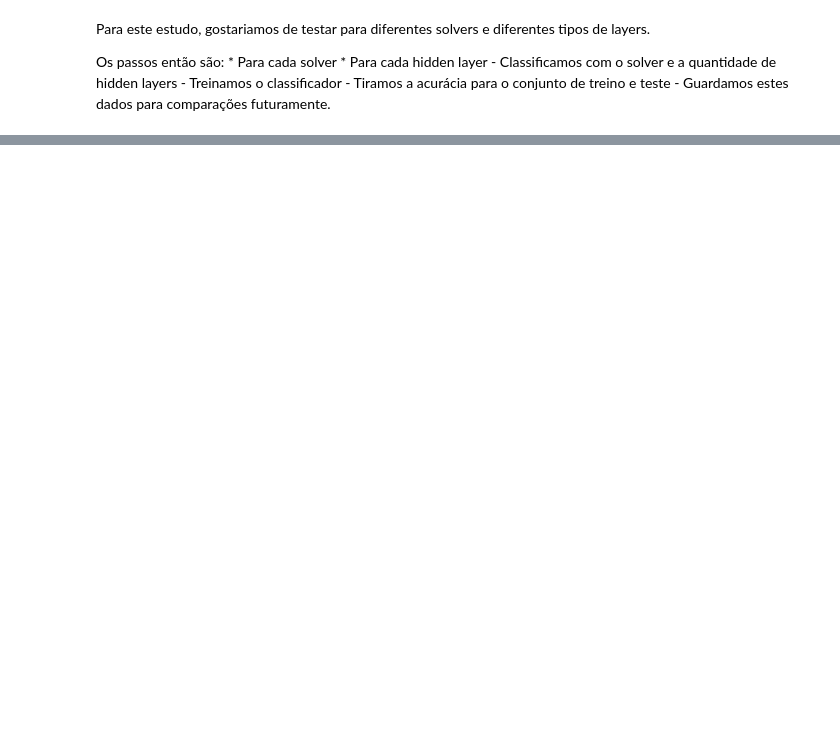
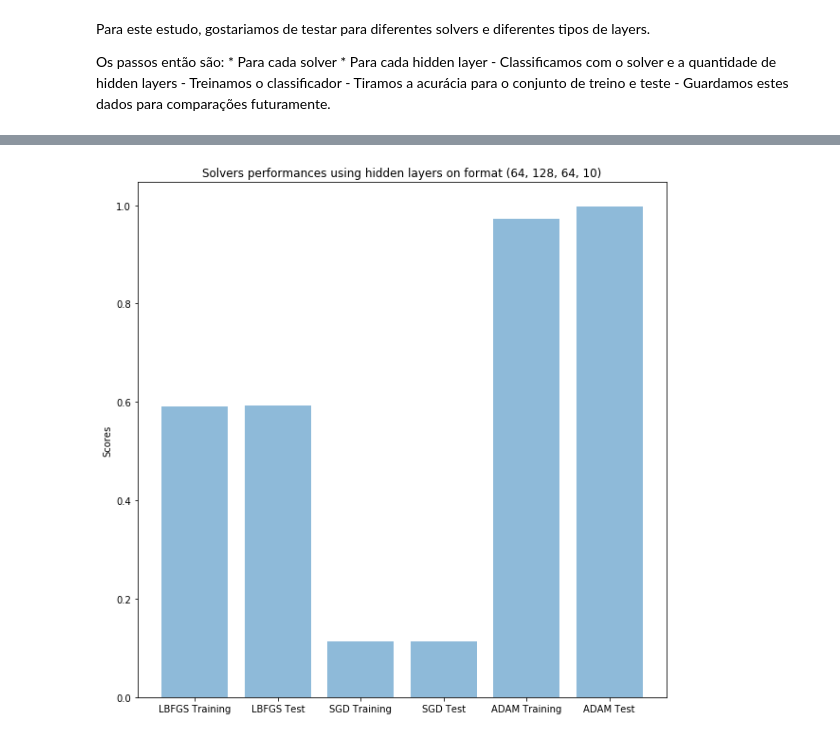
Before and after one commit to LimaEduardo/mnist-mlp, a Jupyter notebook: mnist-mlp.ipynb, the cells around one changed output, grey strips where cells are left out. Cells and saved outputs as stored; diff of their text form; code cells hidden in the pictures; blank space fills up the shorter version.

```diff
--- a/mnist-mlp.ipynb
+++ b/mnist-mlp.ipynb
@@ -212,0 +237,22 @@ file.close()
+# %%
+objects = ("LBFGS Training", "LBFGS Test" , "SGD Training", "SGD Test", "ADAM Training", "ADAM Test")
+
+scores = []
+
+scores.append(lbfgs_test_scores[3])
+scores.append(lbfgs_training_scores[3])
+scores.append(sgd_test_scores[3])
+scores.append(sgd_training_scores[3])
+scores.append(adam_test_scores[3])
+scores.append(adam_training_scores[3])
+
+y_pos = np.arange(len(objects))
+
+plt.bar(y_pos, scores, align='center', alpha=0.5)
+plt.xticks(y_pos, objects)
+plt.ylabel('Scores')
+plt.title(f"Solvers performances using hidden layers on format {hidden_layers[3]}")
+
+plt.show()
+# %% [output]
+[figure, added]
```
Also changed, not shown: parts of 17 cells of this notebook.
